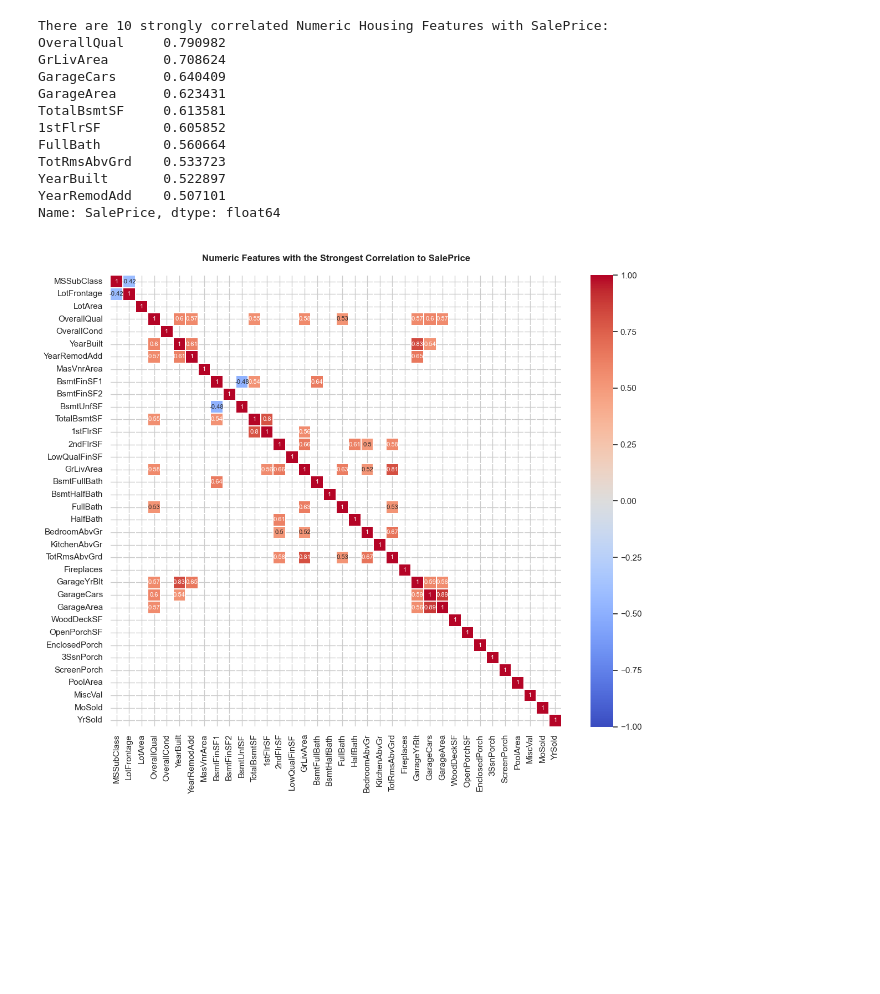
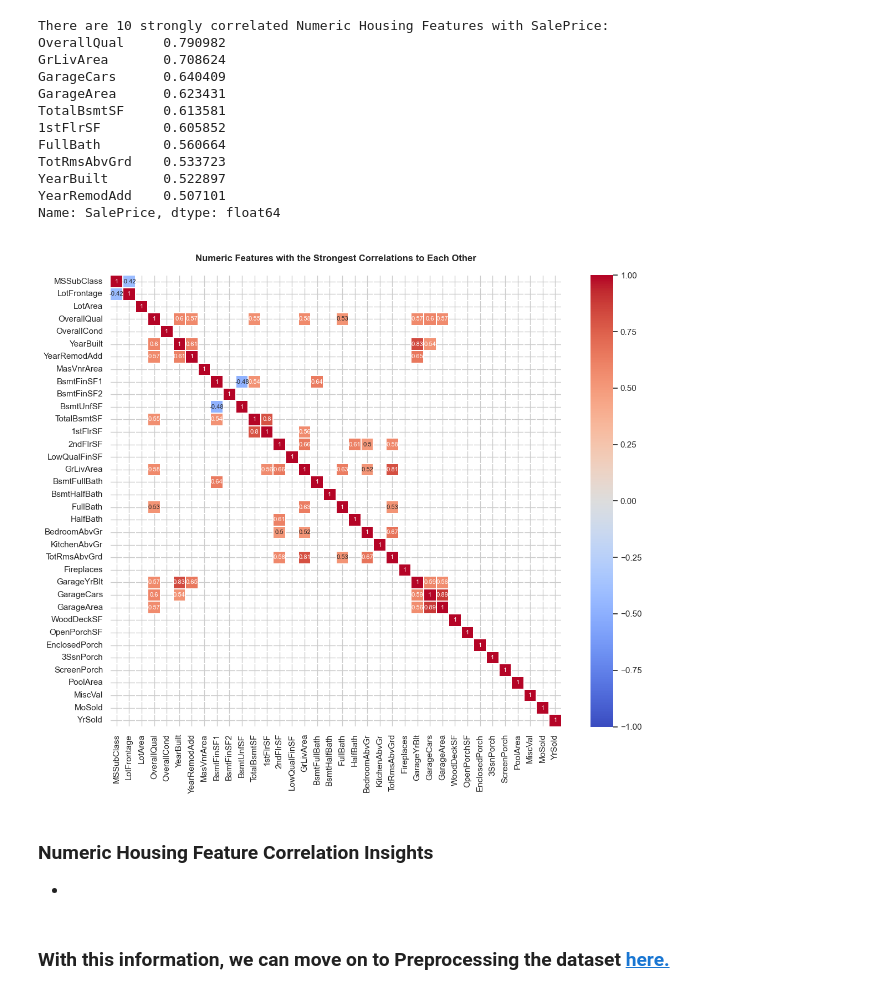
Before and after one commit to thetechleila/Housing-Prices-Predictor, a Jupyter notebook: code/eda.ipynb, the cells around one changed output. Saved outputs shown, nothing was run; the diff lists cells and outputs as text; code cells hidden in the pictures; blank space fills up the shorter version.

Commit message:
eda and transform

```diff
--- a/code/eda.ipynb
+++ b/code/eda.ipynb
@@ -538,14 +538,19 @@ Name: SalePrice, dtype: float64
 # %%
 #Visualize correlation heatmap of strongly correlated numeric hosuing features
 
 #remove SalePrice, it was already examined
 corr = num_df.drop("SalePrice", axis=1).corr()
 
 plt.figure(figsize=(12,10))
-plt.title("\nNumeric Features with the Strongest Correlation to SalePrice\n", weight="bold")
+plt.title("\nNumeric Features with the Strongest Correlations to Each Other\n", weight="bold")
 sns.heatmap((corr[(corr>=0.5) | (corr <= -0.4)]), cmap="coolwarm", vmax=1.0,
             vmin= -1.0, linewidths=0.1, annot=True, annot_kws={"size": 8}, square=True);
 plt.tight_layout()
 plt.show()
 # %% [output]
-[figure, old version]
+[figure, new version]
+# %% [markdown]
+### **Numeric Housing Feature Correlation Insights**
+*
+# %% [markdown]
+### With this information, we can move on to Preprocessing the dataset [here.](https://github.com/thetechleila/Housing-Prices-Predictor/blob/main/code/transform.ipynb)
```
Also changed, not shown: parts of 1 cell of this notebook, 4 other files.
